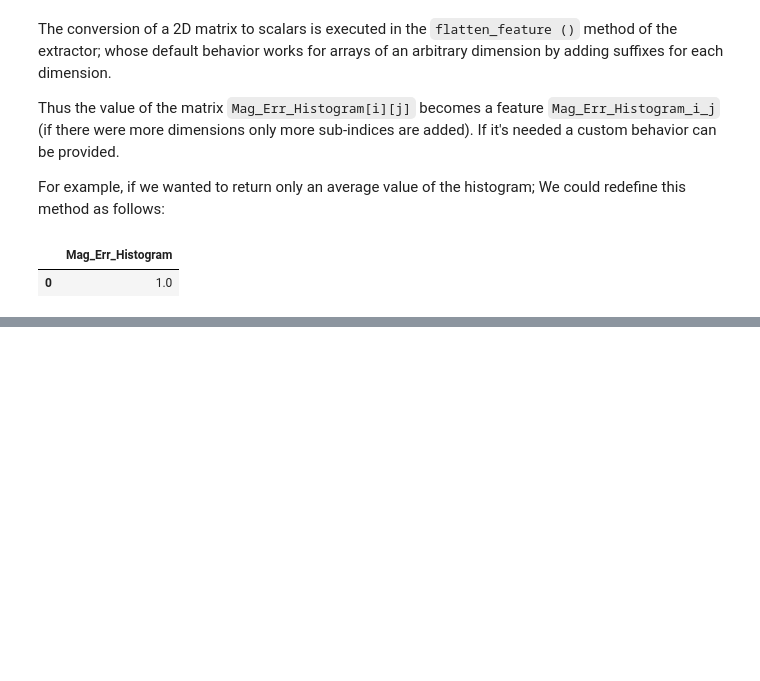
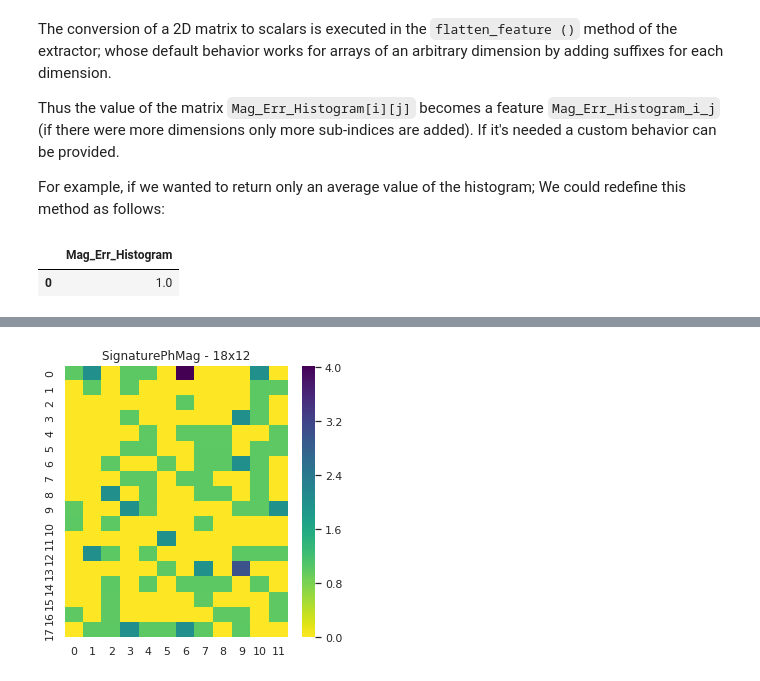
Before and after one commit to quatrope/feets, a Jupyter notebook: doc/source/extractors_tutorial.ipynb, the cells around one changed output, grey strips where cells are left out. Saved outputs shown, nothing was run; the diff lists cells and outputs as text; code cells hidden in the pictures; blank space fills up the shorter version.

```diff
--- a/doc/source/extractors_tutorial.ipynb
+++ b/doc/source/extractors_tutorial.ipynb
@@ -349,0 +363,5 @@ The `flatten_feature` method receives several parameters:
+# %%
+fig, ax = plt.subplots(figsize=(5, 5))
+rs.plot("SignaturePhMag", ax=ax, cmap="viridis_r");
+# %% [output]
+[figure, added]
```
Also changed, not shown: parts of 5 cells of this notebook, 5 other files.
